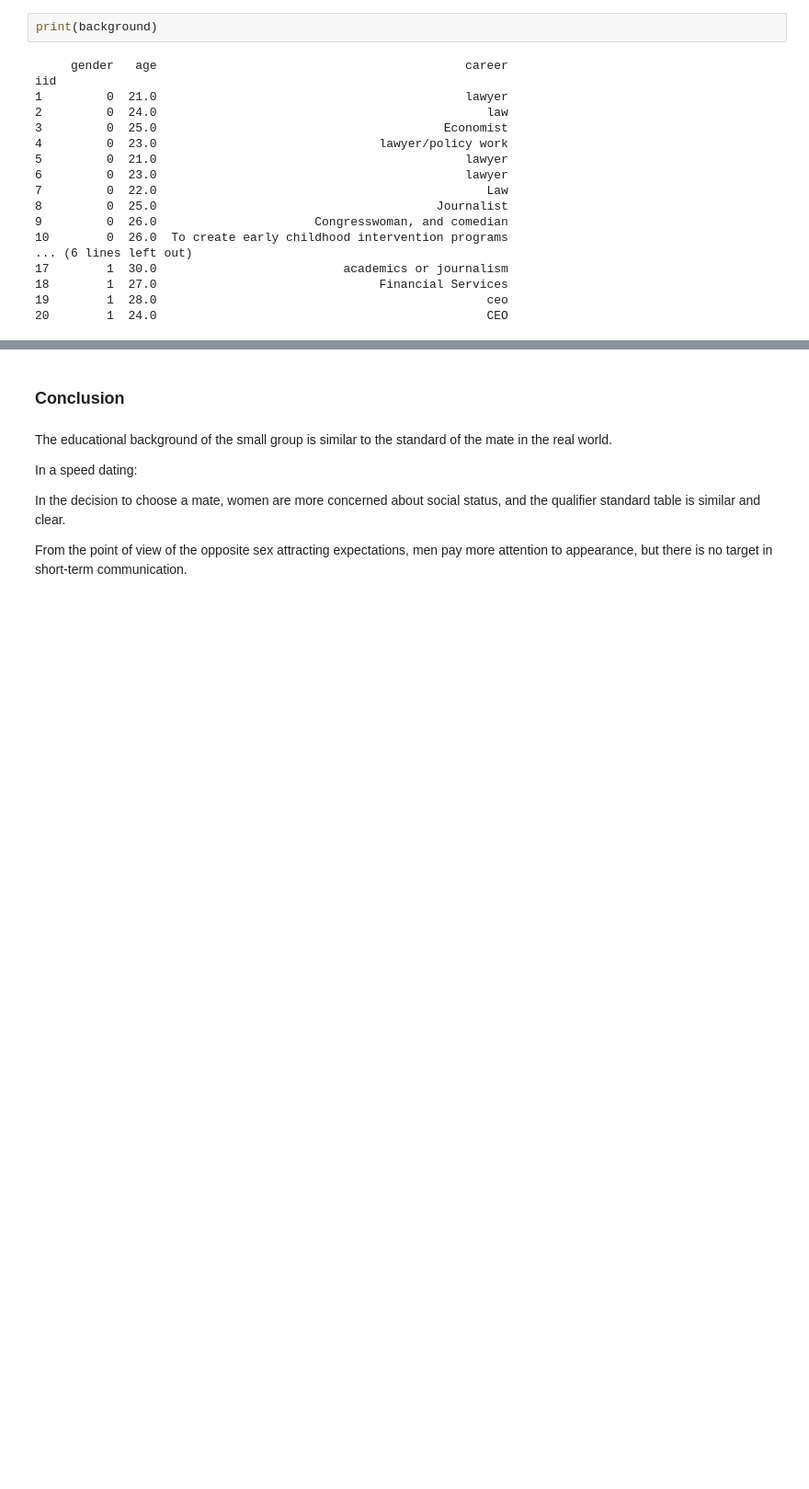
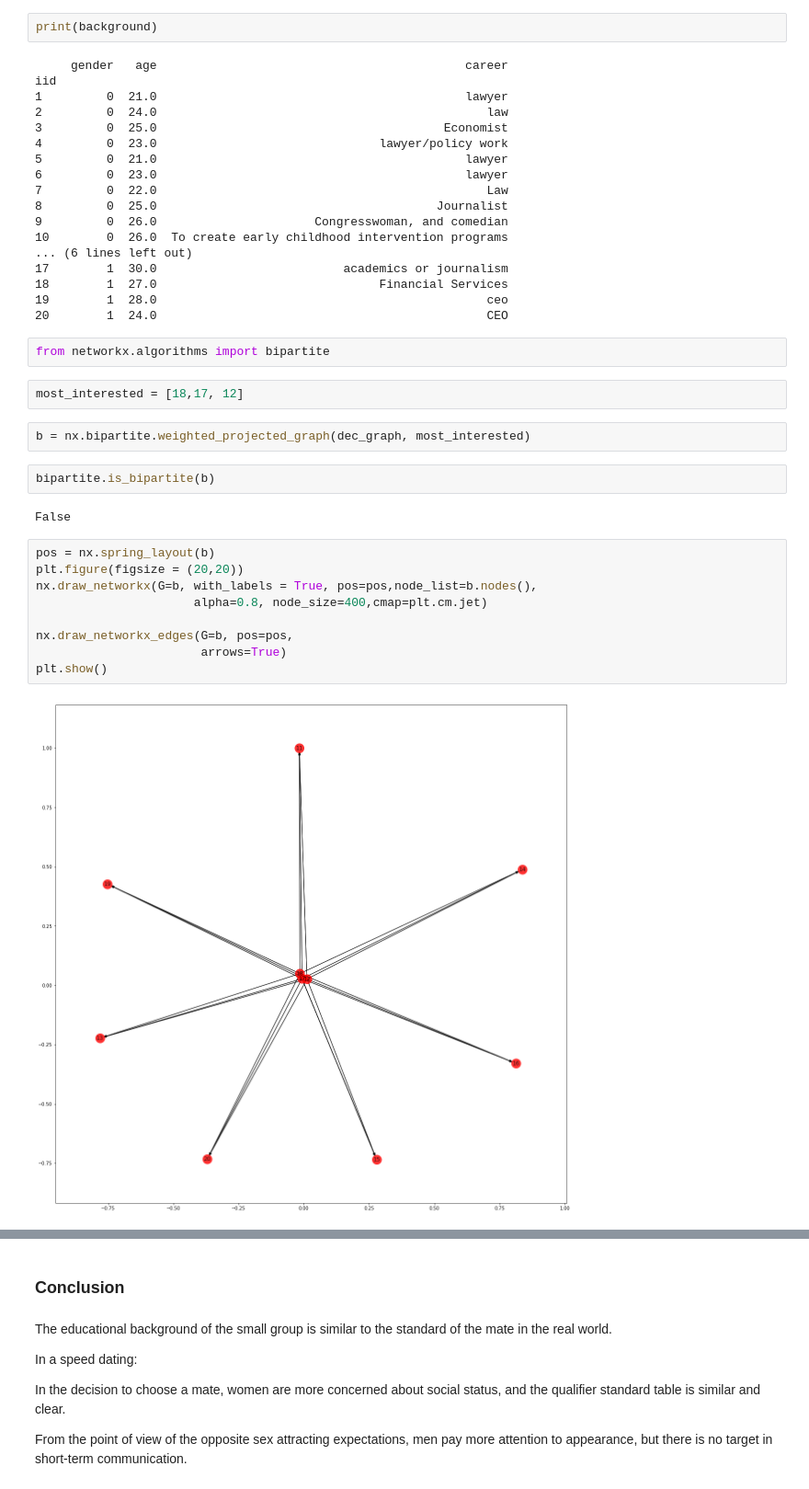
Before and after one commit to czhu505/Data620-Fireflies, a Jupyter notebook: project_2/Speed Dating Experiment.ipynb, the cells around one changed output, grey strips where cells are left out. Shown: that part at 92% size. Drawn from its saved outputs; the diff is of its cells as text; blank space fills up the shorter version.

```diff
--- a/project_2/Speed Dating Experiment.ipynb
+++ b/project_2/Speed Dating Experiment.ipynb
@@ -278,3 +285,24 @@ iid
 18        1  27.0                               Financial Services
 19        1  28.0                                              ceo
 20        1  24.0                                              CEO
+# %%
+from networkx.algorithms import bipartite
+# %%
+most_interested = [18,17, 12]
+# %%
+b = nx.bipartite.weighted_projected_graph(dec_graph, most_interested)
+# %%
+bipartite.is_bipartite(b)
+# %% [output]
+False
+# %%
+pos = nx.spring_layout(b)
+plt.figure(figsize = (20,20))
+nx.draw_networkx(G=b, with_labels = True, pos=pos,node_list=b.nodes(),
+                      alpha=0.8, node_size=400,cmap=plt.cm.jet)
+
+nx.draw_networkx_edges(G=b, pos=pos,
+                       arrows=True)
+plt.show()
+# %% [output]
+[figure, added]
```
Also changed, not shown: parts of 11 cells of this notebook.
